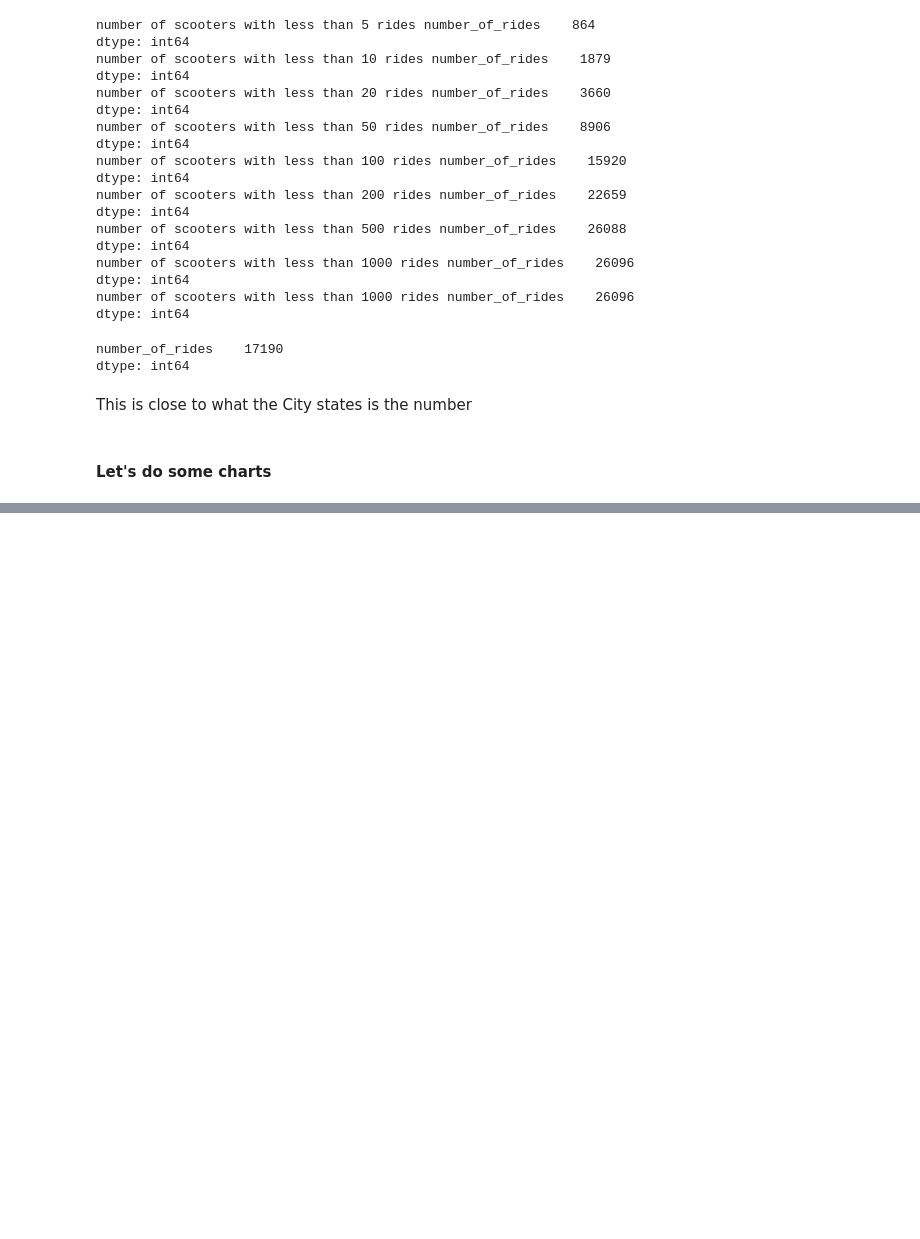
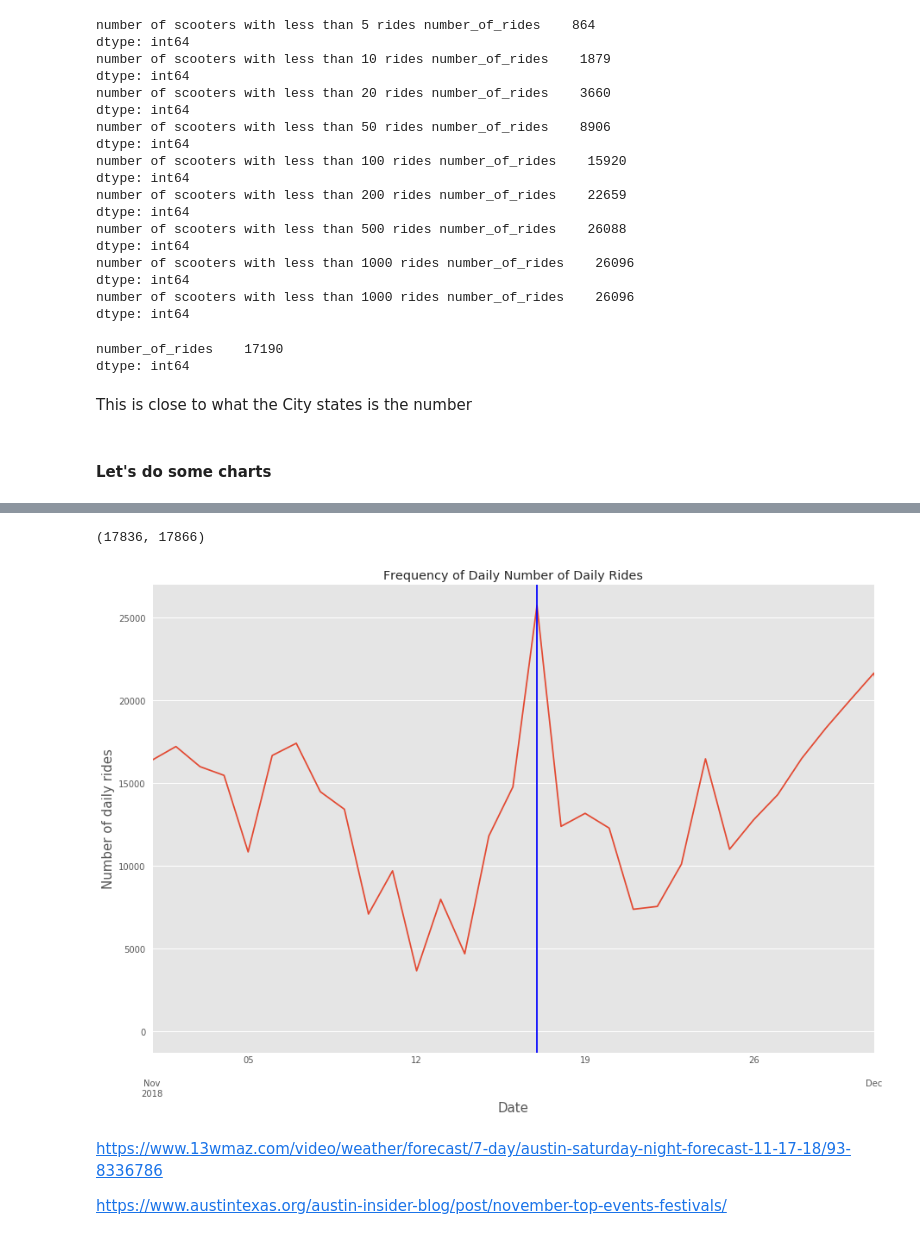
Before and after one commit to SohamMody/Event-Detection-from-Dockless-Scooter-Trips-Austin, a Jupyter notebook: timur_dockless_EDA.ipynb, the cells around one changed output, grey strips where cells are left out. Cells and saved outputs as stored; diff of their text form; code cells hidden in the pictures; blank space fills up the shorter version.

```diff
--- a/timur_dockless_EDA.ipynb
+++ b/timur_dockless_EDA.ipynb
@@ -193,0 +291,15 @@ This is close to what the City states is the number
+# %%
+time_series_pd.plot.line(x='start_time', y='daily_n_trips', figsize=(15,10), legend=False)
+plt.ylabel('Number of daily rides', fontsize=15)
+plt.xlabel('Date', fontsize=15)
+plt.title('Frequency of Daily Number of Daily Rides')
+plt.axvline('2018-11-17',c='b')
+plt.xticks()
+plt.xlim('2018-11','2018-12')
+# %% [output]
+(17836, 17866)
+[figure, added]
+# %% [markdown]
+https://www.13wmaz.com/video/weather/forecast/7-day/austin-saturday-night-forecast-11-17-18/93-8336786
+
+https://www.austintexas.org/austin-insider-blog/post/november-top-events-festivals/
```
Also changed, not shown: parts of 15 cells of this notebook.
